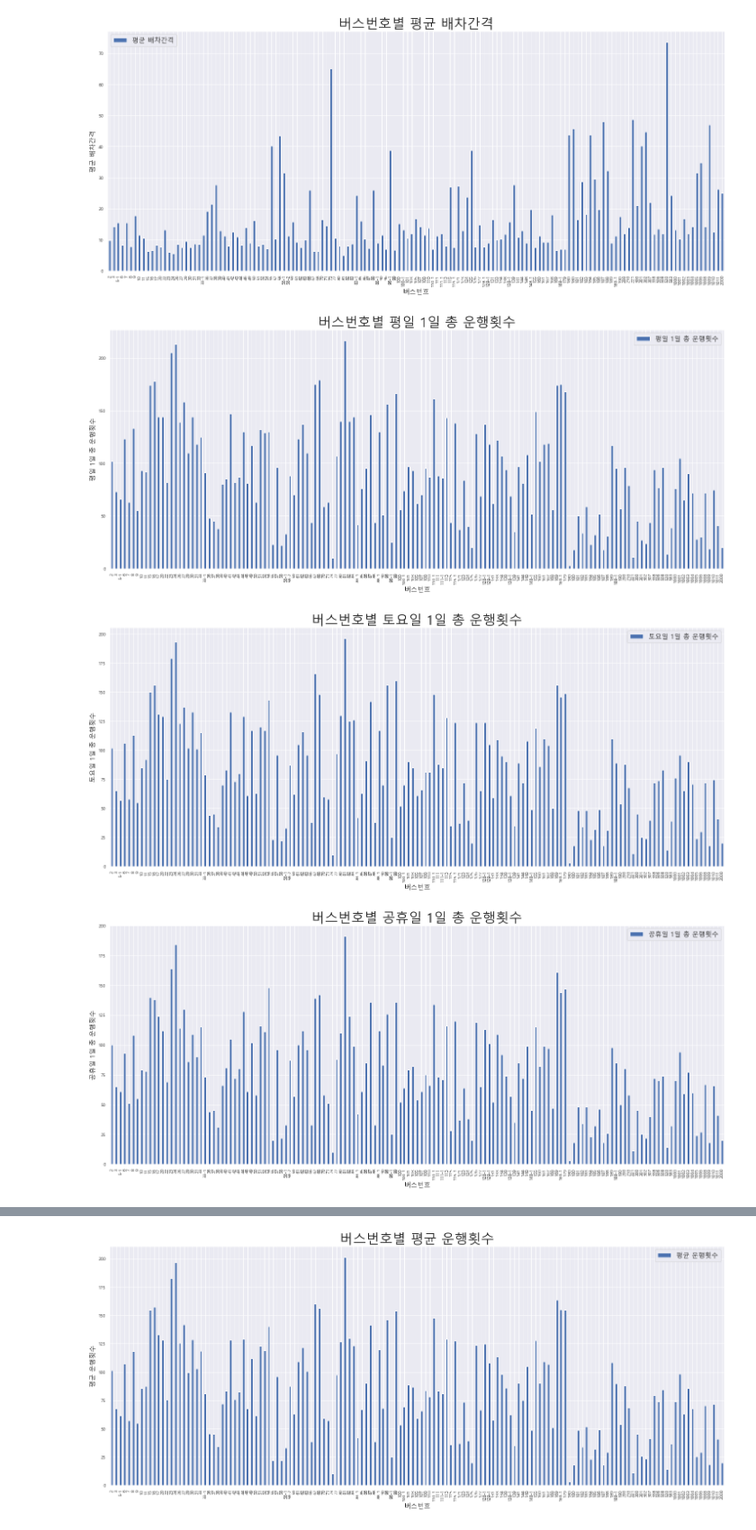
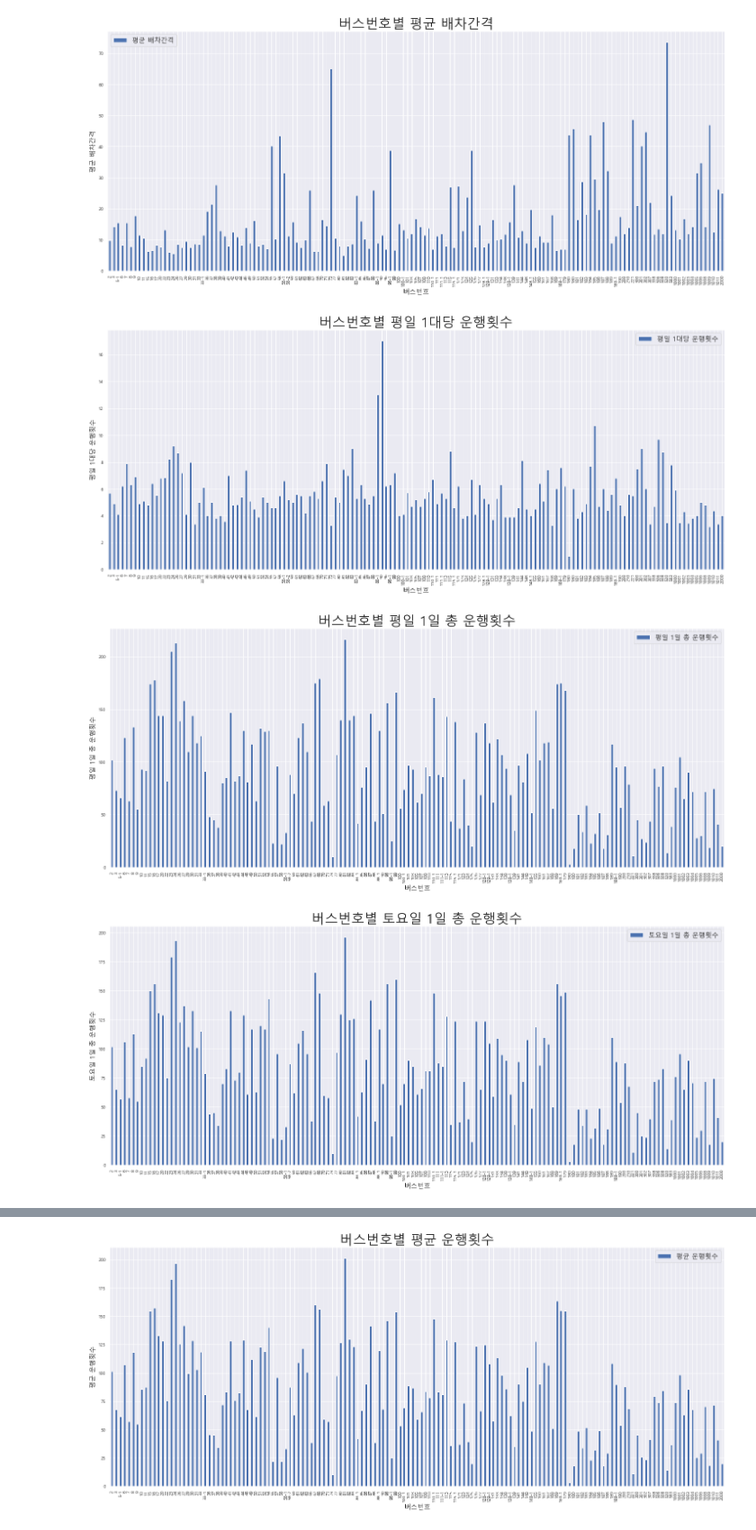
Before and after one commit to WithU-Bus/WithU-Bus, a Jupyter notebook: Bus_route/배차간격.ipynb, the cells around one changed output, grey strips where cells are left out. Shown: that part at 90% size. Cells and saved outputs as stored; diff of their text form; code cells hidden in the pictures.

```diff
--- a/Bus_route/배차간격.ipynb
+++ b/Bus_route/배차간격.ipynb
@@ -20,6 +20,6 @@ bustime.head()
 | 4 | 4 | 6 | 남부 | 청학동 | 남포동 | 괴정 | 20 | 17 | 15 | 1.0 | ... |
 5 rows × 22 columns
 # %%
-bustime = bustime[['노선번호', '배차간격', '배차간격.1', '배차간격.2', '배차간격.3', '운행횟수.1', '운행횟수.2', '운행횟수.3', '운행거리(km)']]
+bustime = bustime[['노선번호', '배차간격', '배차간격.1', '배차간격.2', '배차간격.3', '운행횟수', '운행횟수.1', '운행횟수.2', '운행횟수.3', '운행거리(km)']]
 bustime.head()
 # %% [output]
@@ -32,4 +32,4 @@ bustime.head()
 # %%
-bustime = bustime.rename(columns = {'배차간격' : '평일출퇴근' , '배차간격.1' : '평일', '배차간격.2': '토요일출퇴근', '배차간격.3' : '공휴일출퇴근', '운행횟수.1' : '평일 1일 총 운행횟수', '운행횟수.2' : '토요일 1일 총 운행횟수', '운행횟수.3' : '공휴일 1일 총 운행횟수'})
+bustime = bustime.rename(columns = {'배차간격' : '평일출퇴근' , '배차간격.1' : '평일', '배차간격.2': '토요일출퇴근', '배차간격.3' : '공휴일출퇴근', '운행횟수' : '평일 1대당 운행횟수', '운행횟수.1' : '평일 1일 총 운행횟수', '운행횟수.2' : '토요일 1일 총 운행횟수', '운행횟수.3' : '공휴일 1일 총 운행횟수'})
 bustime
 # %% [output]
@@ -195,18 +195,18 @@ plt.show()
 # %% [output]
 [figure]
 # %%
-for i in range(4, 7):
+for i in range(4, 8):
     cnt = bustime[[bustime.columns[i]]]
     plt.rcParams['figure.figsize'] = (25,10)
     cnt.plot(kind='bar')
     plt.title(f'버스번호별 {bustime.columns[i]}', fontsize=30)
     plt.xlabel('버스번호', fontsize=15)
     plt.ylabel(f'{bustime.columns[i]}', fontsize=15)
     plt.xticks(fontsize=10)
     plt.yticks(fontsize=10)
     plt.legend([f'{bustime.columns[i]}'], fontsize=15)
     plt.show()
 # %% [output]
-[figure, old version]
+[figure, new version]
-[figure, old version]
+[figure, new version]
-[figure, old version]
+[figure, new version]
```
Also changed, not shown: parts of 11 cells of this notebook, 14 other files.
